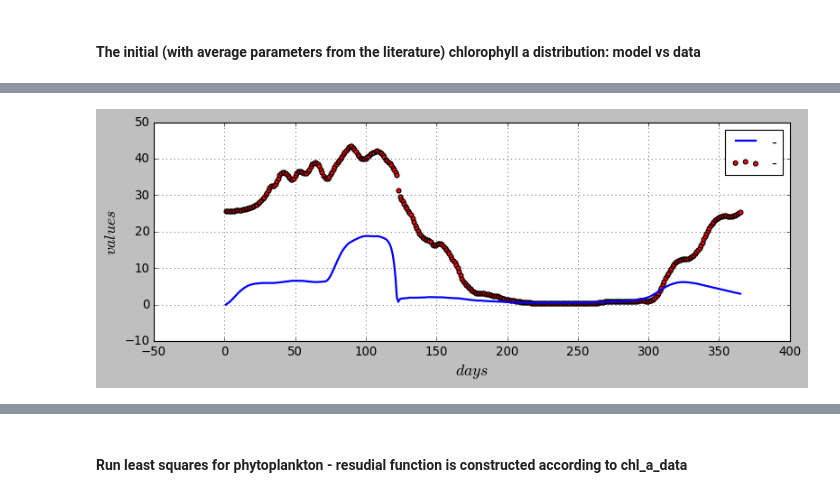
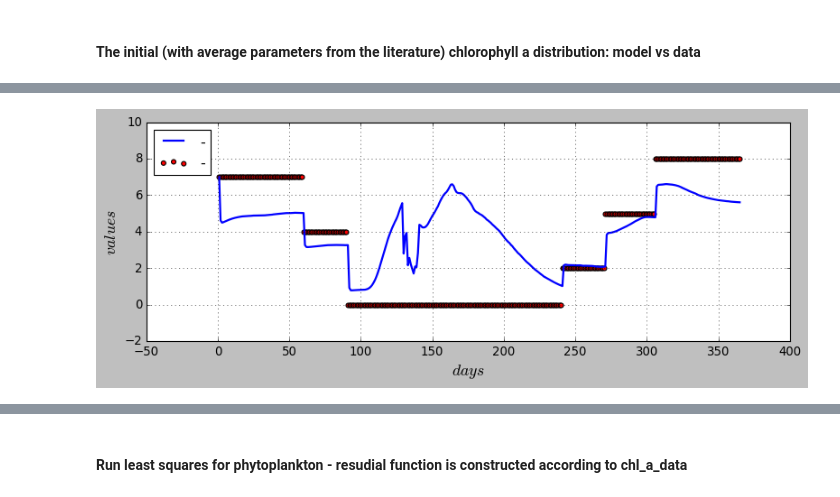
Before and after one commit to limash/Alkalinity_in_the_Wadden_Sea, a Jupyter notebook: 3_biogeochemical_model_parameters_identification.ipynb, the cells around one changed output, grey strips where cells are left out. Saved outputs shown, nothing was run; the diff lists cells and outputs as text; code cells hidden in the pictures.

```diff
--- a/3_biogeochemical_model_parameters_identification.ipynb
+++ b/3_biogeochemical_model_parameters_identification.ipynb
@@ -46,7 +46,7 @@ irradiance = par*86400/1000000 # convertion microM per second to M per day
 #some common variables
 depth = 0.625; k=0; latitude=54.88; days = np.arange(0,364,1)
 #nutrients
-nh4 = np.zeros(365); nh4[0] = 0
+nh4 = np.zeros(365); nh4[0] = nh4_data[0]
 no2 = np.zeros(365); no2[0] = 0
 no3 = np.zeros(365); no3[0] = no3_data[0]
 si = np.zeros(365); si[0] = si_data[0]
@@ -111,4 +111,4 @@ pf.plot_double(pom,'-',dom,'-')
 # %%
-pf.plot_double(nh4,'-',no3,'-')
+pf.plot_double(nh4,'-',nh4_data,'-')
 # %% [output]
-[figure, old version]
+[figure, new version]
```
Also changed, not shown: parts of 24 cells of this notebook, 4 other files.
